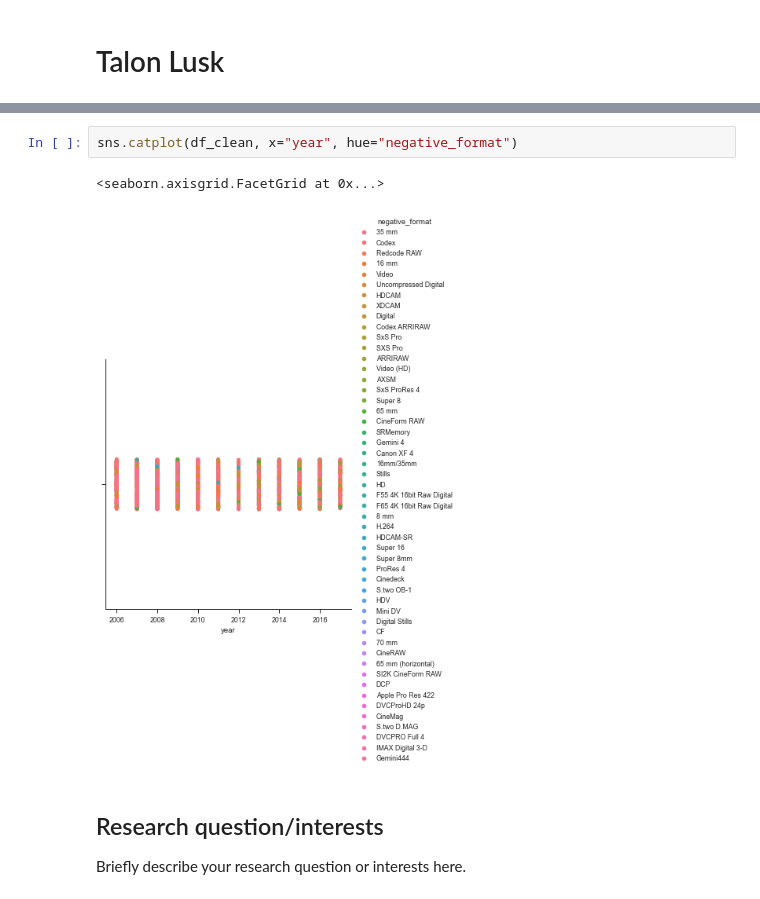
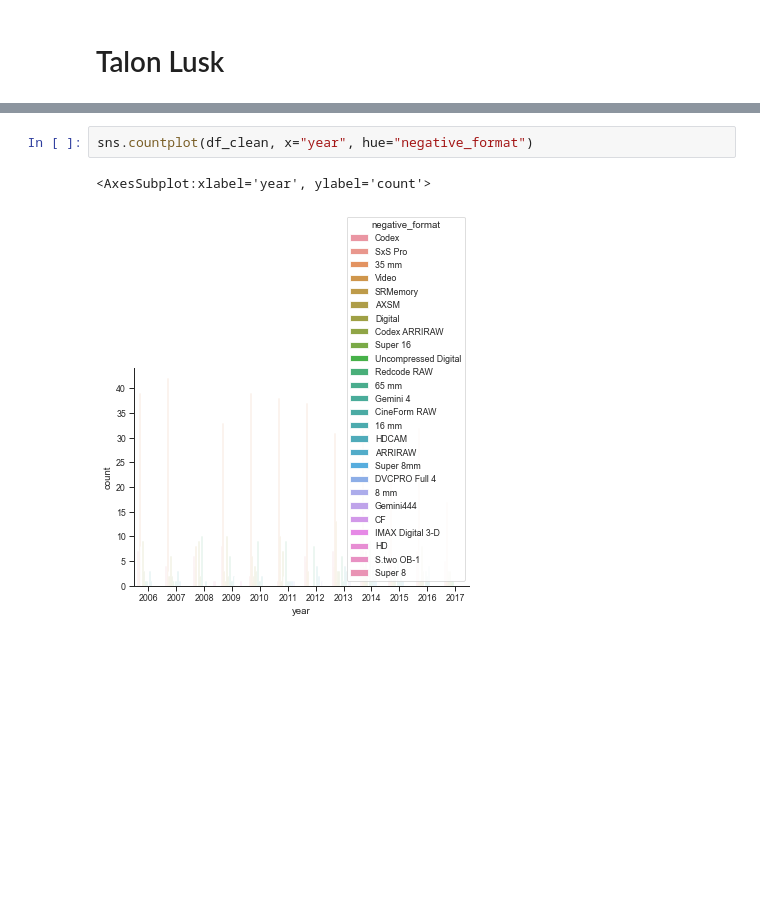
Before and after one commit to ubco-W2022T1-cosc301/project-group16, a Jupyter notebook: notebooks/analysis1.ipynb, the cells around one changed output, grey strips where cells are left out. Cells and saved outputs as stored; diff of their text form; blank space fills up the shorter version.

```diff
--- a/notebooks/analysis1.ipynb
+++ b/notebooks/analysis1.ipynb
@@ -31,9 +110,5 @@ df_clean
 # %%
-sns.catplot(df_clean, x="year", hue="negative_format")
+sns.countplot(df_clean, x="year", hue="negative_format")
 # %% [output]
-<seaborn.axisgrid.FacetGrid at 0x...>
+<AxesSubplot:xlabel='year', ylabel='count'>
-[figure, old version]
+[figure, new version]
-# %% [markdown]
-## Research question/interests
-
-Briefly describe your research question or interests here.
```
Also changed, not shown: parts of 13 cells of this notebook, 1 other file.
